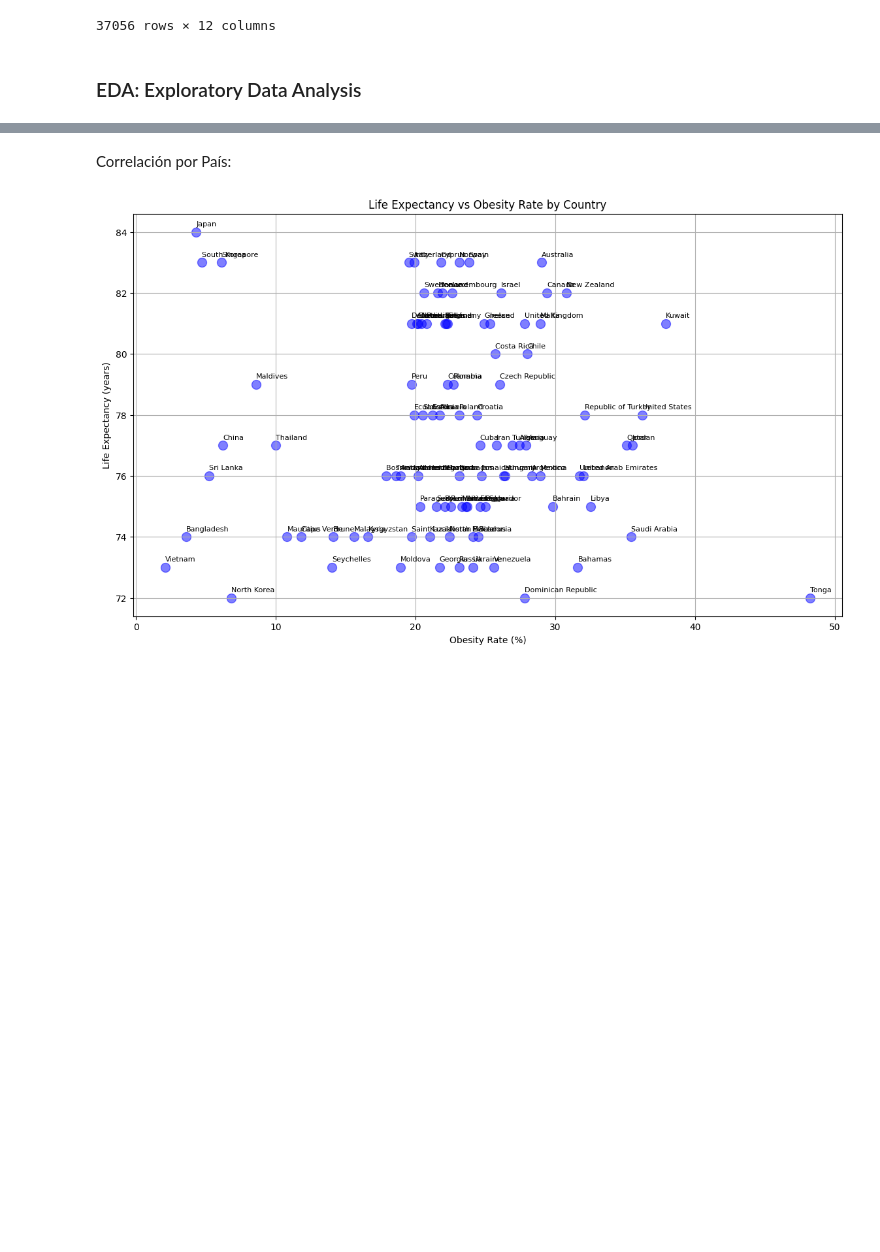
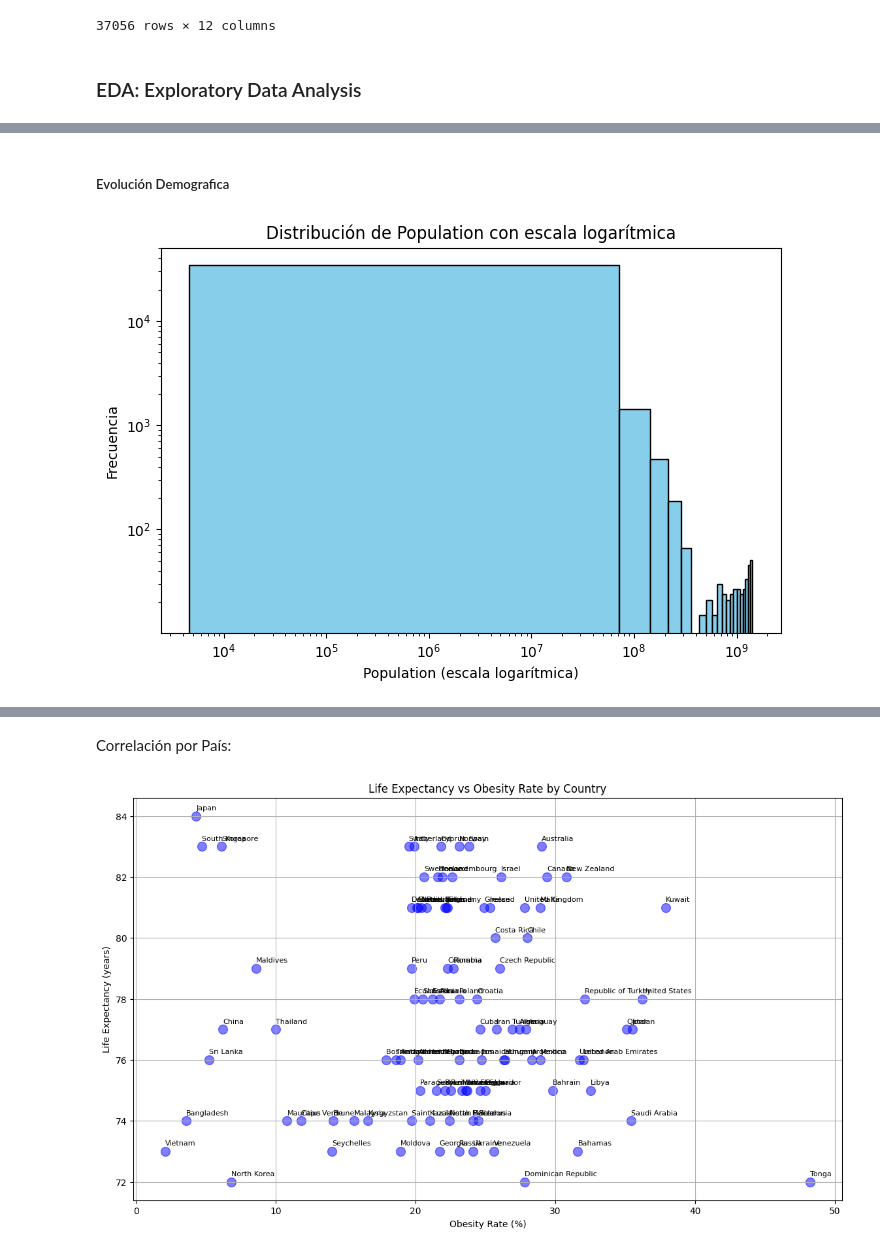
Before and after one commit to MouraAnalyst/EDA_Corr_tranning, a Jupyter notebook: EspVida_vs_Obesid.ipynb, the cells around one changed output, grey strips where cells are left out. Drawn from its saved outputs; the diff is of its cells as text; code cells hidden in the pictures; blank space fills up the shorter version.

```diff
--- a/EspVida_vs_Obesid.ipynb
+++ b/EspVida_vs_Obesid.ipynb
@@ -486,0 +614,13 @@ df_main.to_csv("df_main.csv")
+# %% [markdown]
+##### Evolución Demografica
+# %%
+# Histograma con escala logarítmica para la columna Population
+plt.figure(figsize=(8, 5))
+plt.hist(df_main['Population'].dropna(), bins=20, color='skyblue', edgecolor='black', log=True)
+plt.title('Distribución de Population con escala logarítmica')
+plt.xlabel('Population (escala logarítmica)')
+plt.ylabel('Frecuencia')
+plt.xscale('log')  # Escala logarítmica en el eje X
+plt.show()
+# %% [output]
+[figure, added]
```
Also changed, not shown: parts of 33 cells of this notebook, 3 other files.
